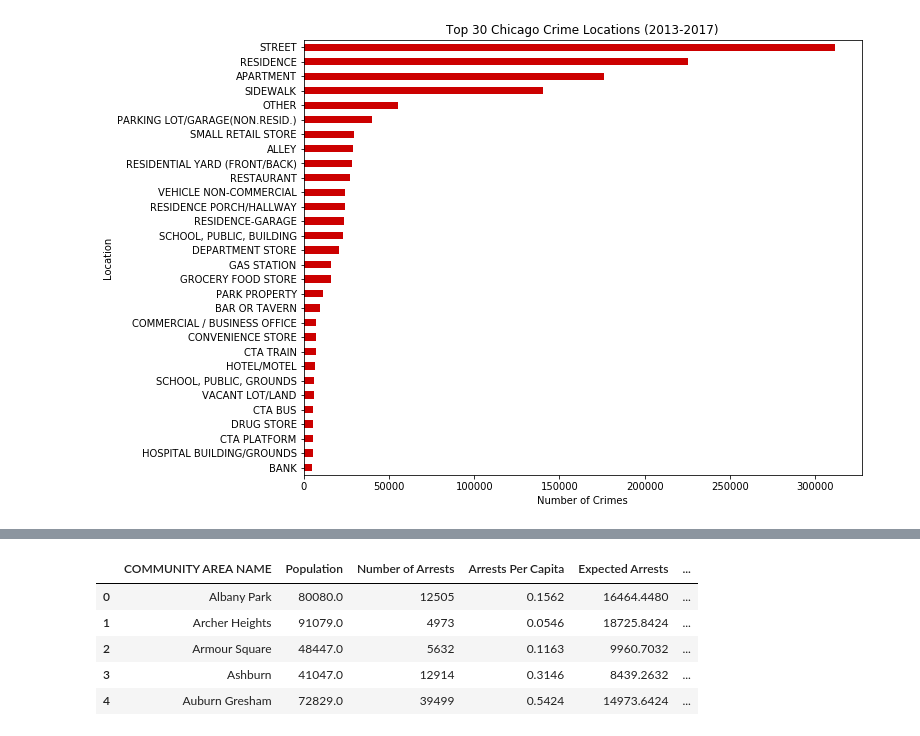
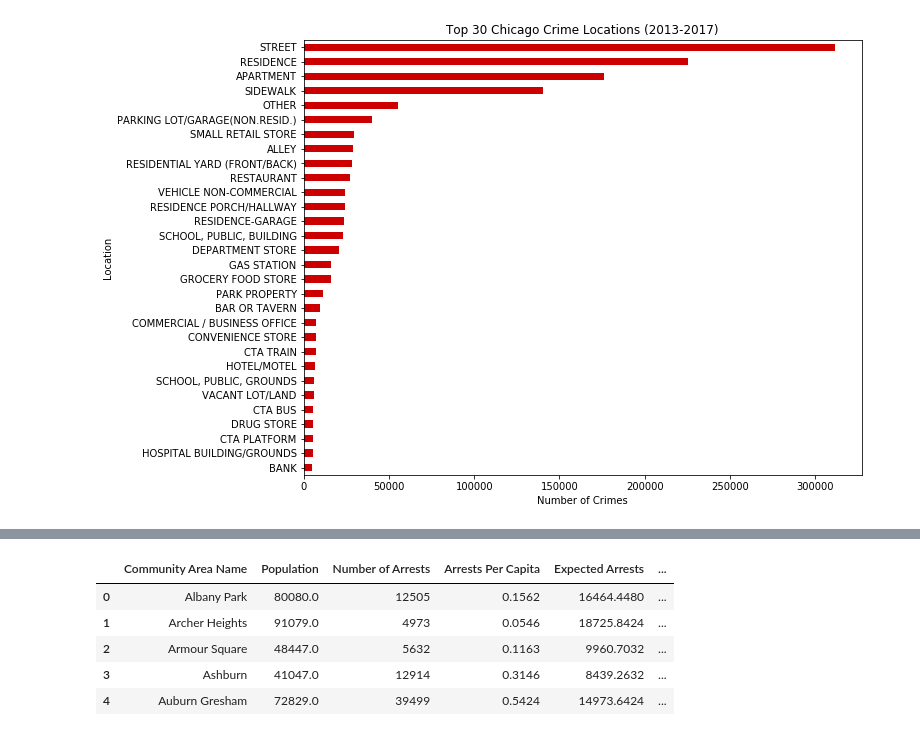
Before and after one commit to nhebert/Project, a Jupyter notebook: Project_Data_Complete.ipynb, the cells around one changed output, grey strips where cells are left out. Saved outputs shown, nothing was run; the diff lists cells and outputs as text; code cells hidden in the pictures.

```diff
--- a/Project_Data_Complete.ipynb
+++ b/Project_Data_Complete.ipynb
@@ -260,17 +295,17 @@ Total Locations: 147
 #Statistical Significance Analysis
 
 #Retrieve population by neighborhood
-population_df = cs_df.groupby(["COMMUNITY AREA NAME"]).mean().reset_index()
-population_df = population_df[["COMMUNITY AREA NAME","Population"]]
-population_df = population_df.rename(columns={'COMMUNITY AREA NAME': 'COMMUNITY AREA NAME', 'Population': 'Population'})
+population_df = cs_df.groupby(["Community Area Name"]).mean().reset_index()
+population_df = population_df[["Community Area Name","Population"]]
+population_df = population_df.rename(columns={'Population': 'Population'})
 
 #Retrieve crime count by neighborhood
-crime_count = cs_df.groupby(["COMMUNITY AREA NAME"]).count().reset_index()
-crime_count = crime_count[["COMMUNITY AREA NAME","ID"]]
-crime_count = crime_count.rename(columns={'COMMUNITY AREA NAME': 'COMMUNITY AREA NAME', 'ID': 'Number of Arrests'})
+crime_count = cs_df.groupby(["Community Area Name"]).count().reset_index()
+crime_count = crime_count[["Community Area Name","ID"]]
+crime_count = crime_count.rename(columns={'ID': 'Number of Arrests'})
 
 #merge DataFrames and calculate arrests per capita
-neighborhood_df = population_df.merge(crime_count, on='COMMUNITY AREA NAME', how='left')
+neighborhood_df = population_df.merge(crime_count, on='Community Area Name', how='left')
 neighborhood_df["Arrests Per Capita"] = round(neighborhood_df["Number of Arrests"] / neighborhood_df["Population"],4)
 
 #calculate citywide averages for null hypothesis
@@ -305,14 +331,16 @@ stat_data_clean.head()
 # %%
 #Merge in income data and
-Corr_DF = neighborhood_df.merge(stat_data_clean, on='COMMUNITY AREA NAME', how='left')
+Corr_DF = neighborhood_df.merge(stat_data_clean, on='Community Area Name', how='left')
 Corr_DF_Clean = Corr_DF.rename(columns={'Population_x': 'Population'})
 Corr_DF_Clean['No Highschool Education'] = Corr_DF_Clean['No Highschool Education'].str.replace('%', '')
 Corr_DF_Clean['No Highschool Education'] = pd.to_numeric(Corr_DF_Clean['No Highschool Education'])
 Corr_DF_Clean['Non Family Households'] = Corr_DF_Clean['Non Family Households'].str.replace('%', '')
 Corr_DF_Clean['Non Family Households'] = pd.to_numeric(Corr_DF_Clean['Non Family Households'])
+Corr_DF_Clean['Median Income'] = Corr_DF_Clean['Median Income'].str.replace(',', '')
+Corr_DF_Clean['Median Income'] = pd.to_numeric(Corr_DF_Clean['Median Income'])
 Corr_DF_Clean.head()
 # %% [output]
-|  | COMMUNITY AREA NAME | Population | Number of Arrests | Arrests Per Capita | Expected Arrests | ... |
+|  | Community Area Name | Population | Number of Arrests | Arrests Per Capita | Expected Arrests | ... |
 | 0 | Albany Park | 80080.0 | 12505 | 0.1562 | 16464.4480 | ... |
 | 1 | Archer Heights | 91079.0 | 4973 | 0.0546 | 18725.8424 | ... |
 | 2 | Armour Square | 48447.0 | 5632 | 0.1163 | 9960.7032 | ... |
```
Also changed, not shown: parts of 12 cells of this notebook.
